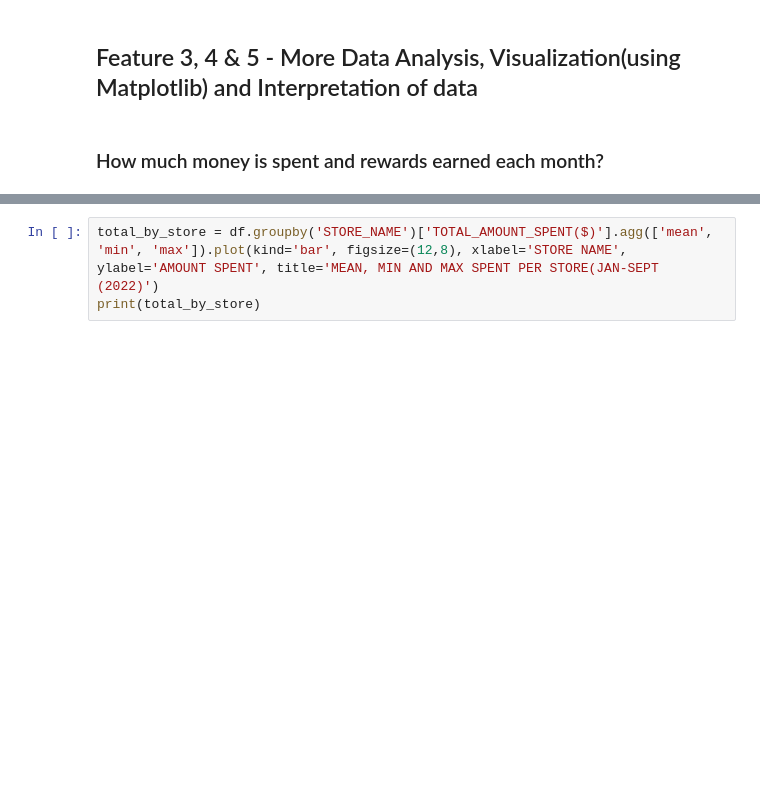
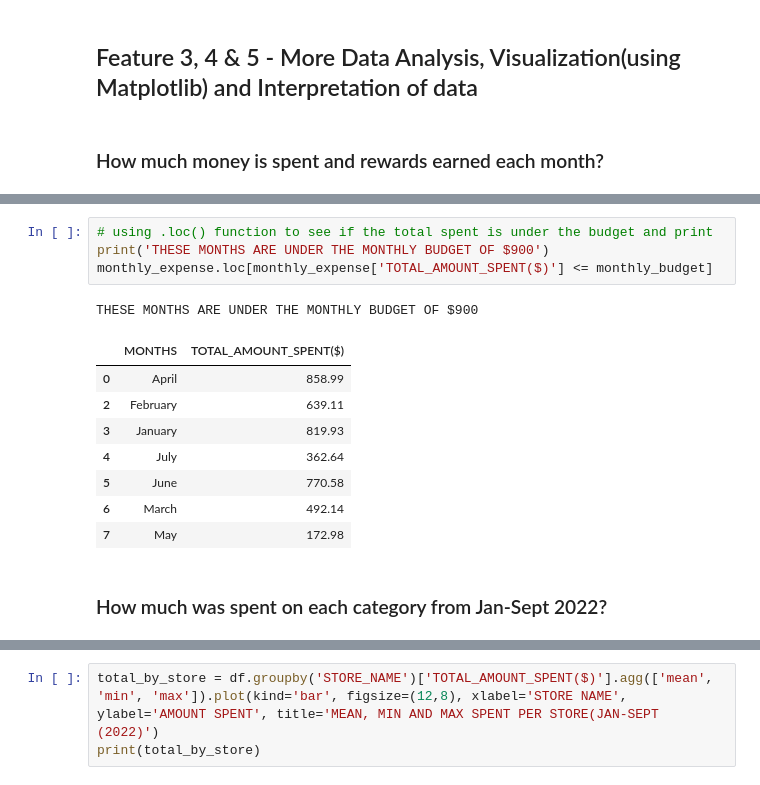
Before and after one commit to pdizdar/FetchExpenseAndRewards, a Jupyter notebook: fetch_expense_and_rewards.ipynb, the cells around one changed output, grey strips where cells are left out. Cells and saved outputs as stored; diff of their text form; blank space fills up the shorter version.

```diff
--- a/fetch_expense_and_rewards.ipynb
+++ b/fetch_expense_and_rewards.ipynb
@@ -201 +238,17 @@ monthly_expense_rewards = df.groupby(df.TRANSACTION_DATE.dt.strftime('%B'))[['TO
+# %%
+# using .loc() function to see if the total spent is under the budget and print
+print('THESE MONTHS ARE UNDER THE MONTHLY BUDGET OF $900')
+monthly_expense.loc[monthly_expense['TOTAL_AMOUNT_SPENT($)'] <= monthly_budget]
+# %% [output]
+THESE MONTHS ARE UNDER THE MONTHLY BUDGET OF $900
+|  | MONTHS | TOTAL_AMOUNT_SPENT($) |
+| 0 | April | 858.99 |
+| 2 | February | 639.11 |
+| 3 | January | 819.93 |
+| 4 | July | 362.64 |
+| 5 | June | 770.58 |
+| 6 | March | 492.14 |
+| 7 | May | 172.98 |
+# %% [markdown]
+### How much was spent on each category from Jan-Sept 2022?
 # %%
```
Also changed, not shown: parts of 15 cells of this notebook.
